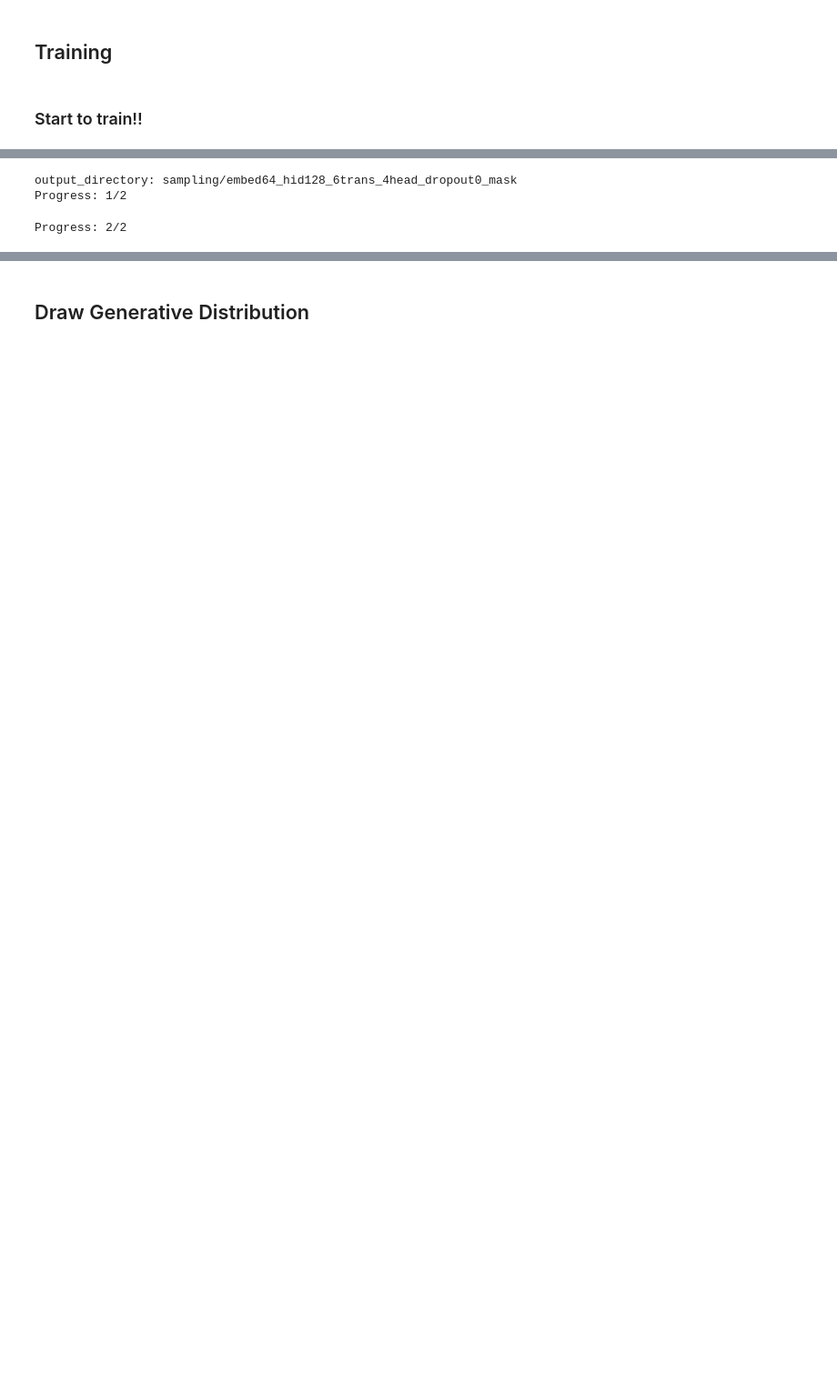
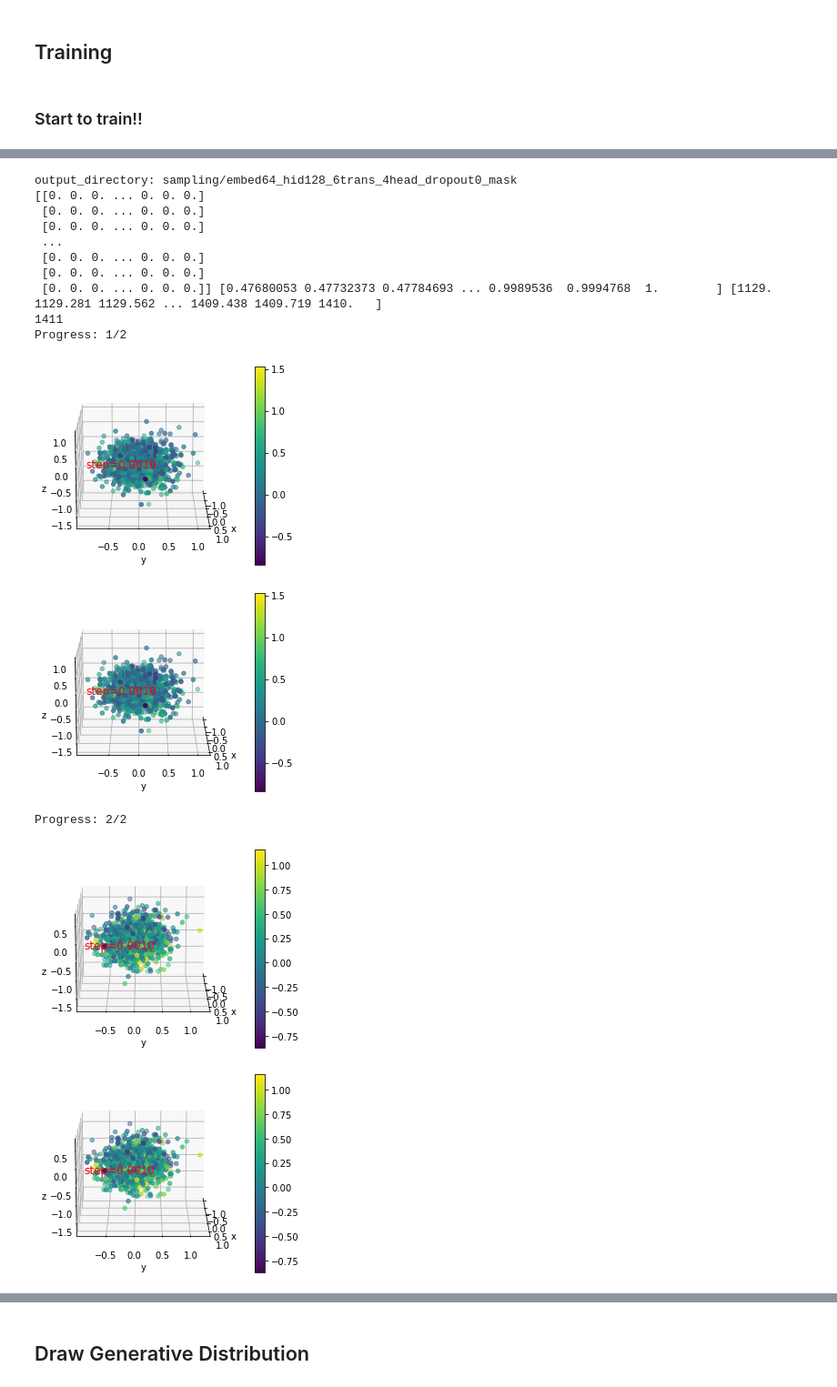
Before and after one commit to AlbertHsuNTUphys/tdsm_encoder, a Jupyter notebook: tdsm_encoder.ipynb, the cells around one changed output, grey strips where cells are left out. Shown at 91% size. Cells and saved outputs as stored; diff of their text form; code cells hidden in the pictures; blank space fills up the shorter version.

```diff
--- a/tdsm_encoder.ipynb
+++ b/tdsm_encoder.ipynb
@@ -162,21 +211,35 @@ Gen(
 # %%
-hits_energies = torch.rand(20000)*200
-sample, in_energies, nhits = util.model.generate_sample(model=model,
+hits_energies = torch.rand(200)
+sample, in_energies, nhits, hist = util.model.generate_sample(model=model,
                                                         marginal_prob_std=new_marginal_prob_std_fn,
                                                         diffusion_coeff=new_diffusion_coeff_fn,
-                                                        sample_batch_size=10000,
-                                                        n_bin=200,
-                                                        load_name = "training_result/"+label+"/ckpt_tmp_499.pth",
+                                                        sample_batch_size=150,
+                                                        n_bin=1000,
+                                                        load_name = "training_result/"+label+"/ckpt_tmp_103.pth",
                                                         device=device,
                                                         in_energies=hits_energies,
-                                                        sampled_file_list=["samples/toy_model.pt"],
+                                                        sampled_file_list=files_list_,
                                                         mask=mask,
                                                         jupyternotebook=True,
                                                         label = label,
                                                         transform = transform,
                                                         transform_y = transform_y,
-                                                        padding_value=0)
+                                                        padding_value=-20,
+                                                        video=True,
+                                                        rotate_angle=[15,0])
 # %% [output]
 output_directory: sampling/embed64_hid128_6trans_4head_dropout0_mask
+[[0. 0. 0. ... 0. 0. 0.]
+ [0. 0. 0. ... 0. 0. 0.]
+ [0. 0. 0. ... 0. 0. 0.]
+ ...
+ [0. 0. 0. ... 0. 0. 0.]
+ [0. 0. 0. ... 0. 0. 0.]
+ [0. 0. 0. ... 0. 0. 0.]] [0.47680053 0.47732373 0.47784693 ... 0.9989536  0.9994768  1.        ] [1129.    1129.281 1129.562 ... 1409.438 1409.719 1410.   ]
+1411
 Progress: 1/2
+[figure, added]
+[figure, added]
 Progress: 2/2
+[figure, added]
+[figure, added]
```
Also changed, not shown: parts of 18 cells of this notebook, 4 other files.
